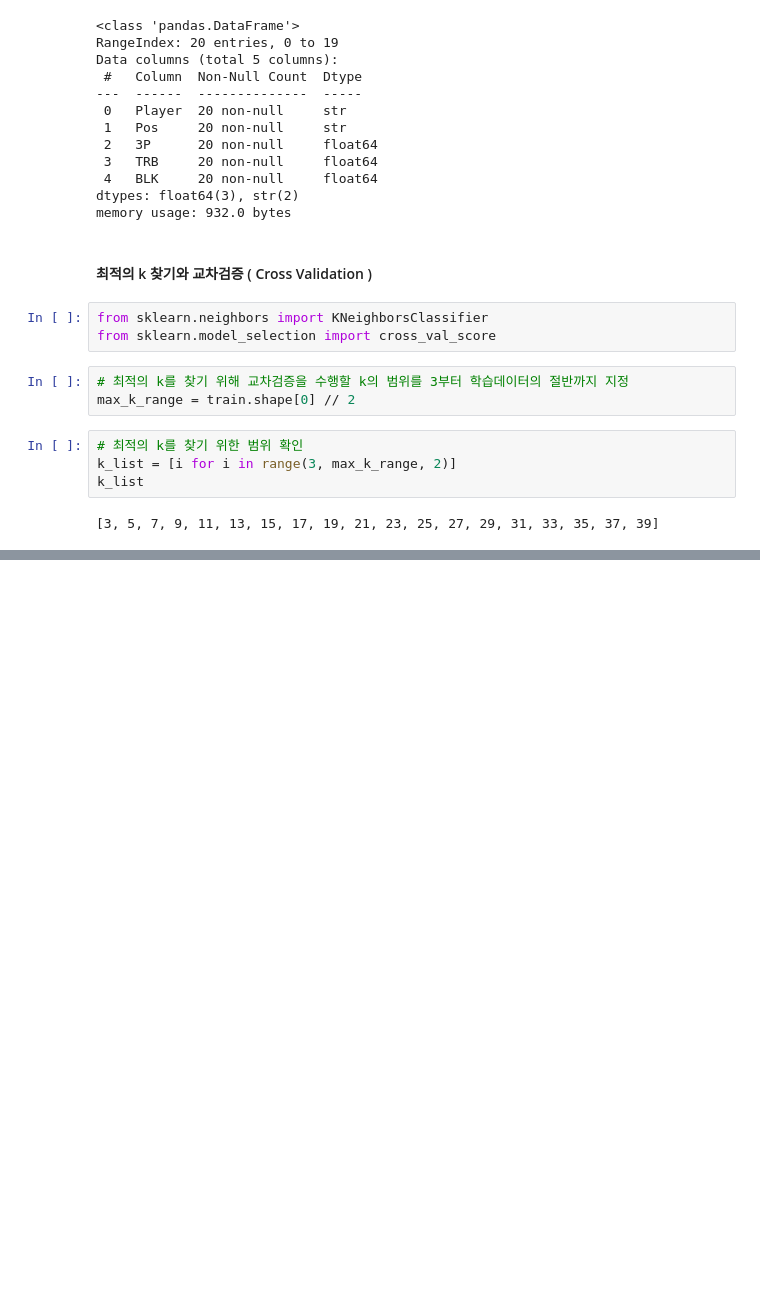
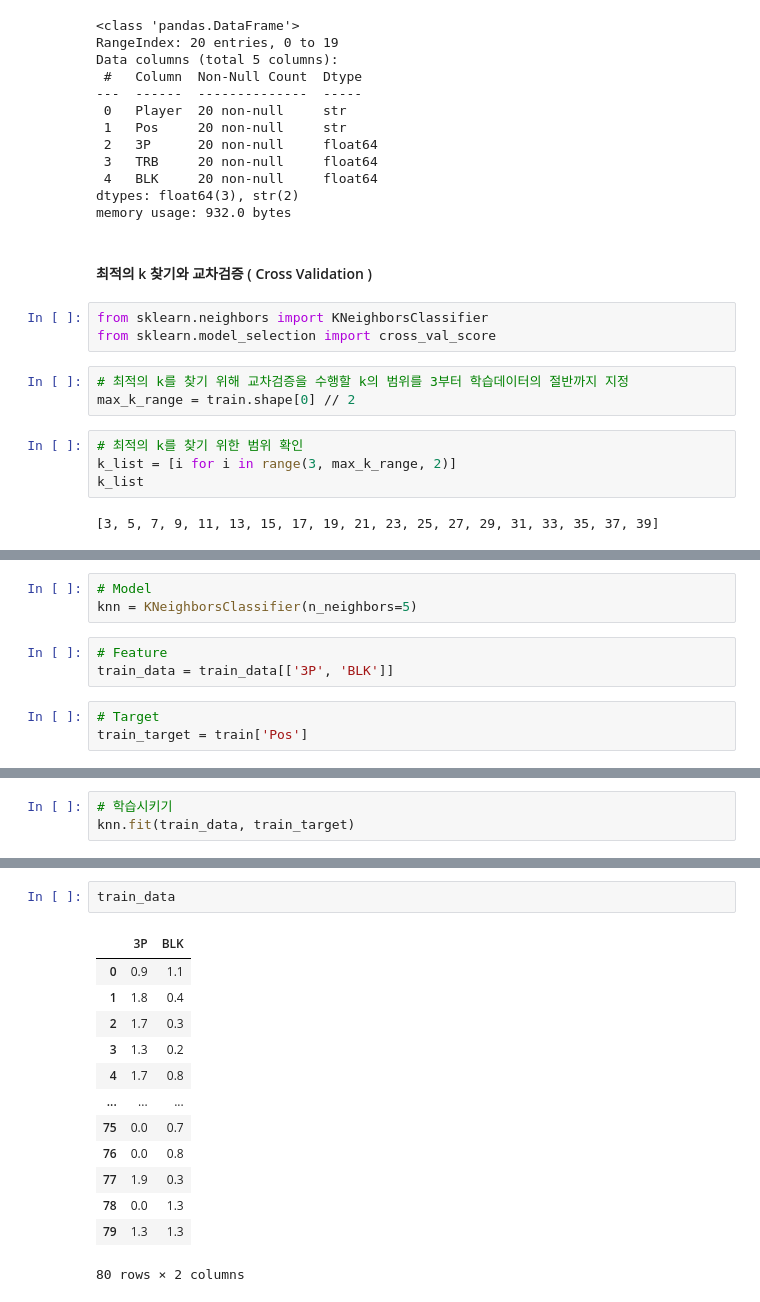
Before and after one commit to jinjinx28/python-lab, a Jupyter notebook: machine/knn_basketball.ipynb, the cells around one changed output, grey strips where cells are left out. Saved outputs shown, nothing was run; the diff lists cells and outputs as text; blank space fills up the shorter version.

```diff
--- a/machine/knn_basketball.ipynb
+++ b/machine/knn_basketball.ipynb
@@ -59,0 +123,9 @@ k_list
+# %%
+# Model
+knn = KNeighborsClassifier(n_neighbors=5)
+# %%
+# Feature
+train_data = train_data[['3P', 'BLK']]
+# %%
+# Target
+train_target = train['Pos']
@@ -59,0 +141,3 @@ k_list
+# %%
+# 학습시키기
+knn.fit(train_data, train_target)
@@ -59,0 +178,16 @@ k_list
+# %%
+train_data
+# %% [output]
+|  | 3P | BLK |
+| 0 | 0.9 | 1.1 |
+| 1 | 1.8 | 0.4 |
+| 2 | 1.7 | 0.3 |
+| 3 | 1.3 | 0.2 |
+| 4 | 1.7 | 0.8 |
+| ... | ... | ... |
+| 75 | 0.0 | 0.7 |
+| 76 | 0.0 | 0.8 |
+| 77 | 1.9 | 0.3 |
+| 78 | 0.0 | 1.3 |
+| 79 | 1.3 | 1.3 |
+80 rows × 2 columns
```
Also changed, not shown: parts of 14 cells of this notebook.
